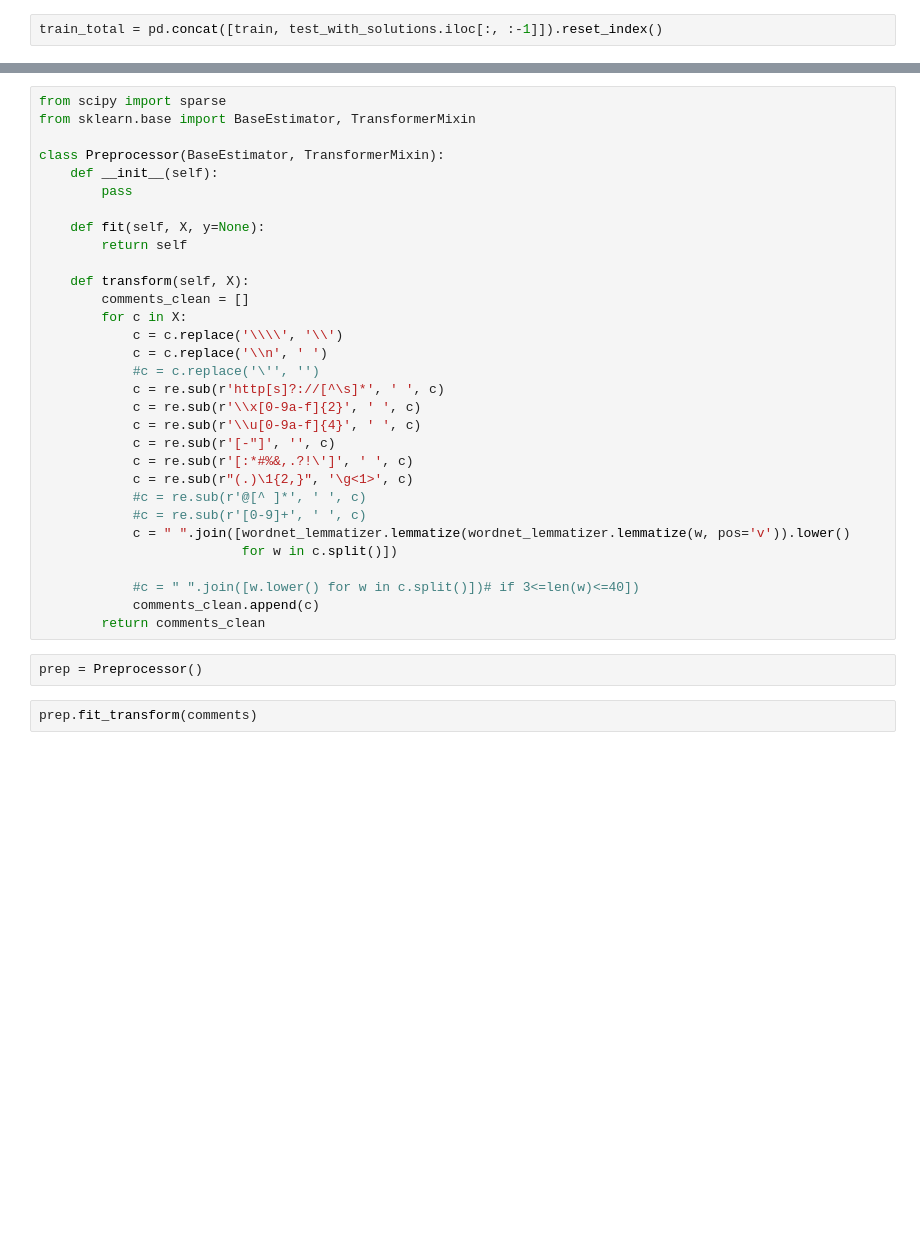
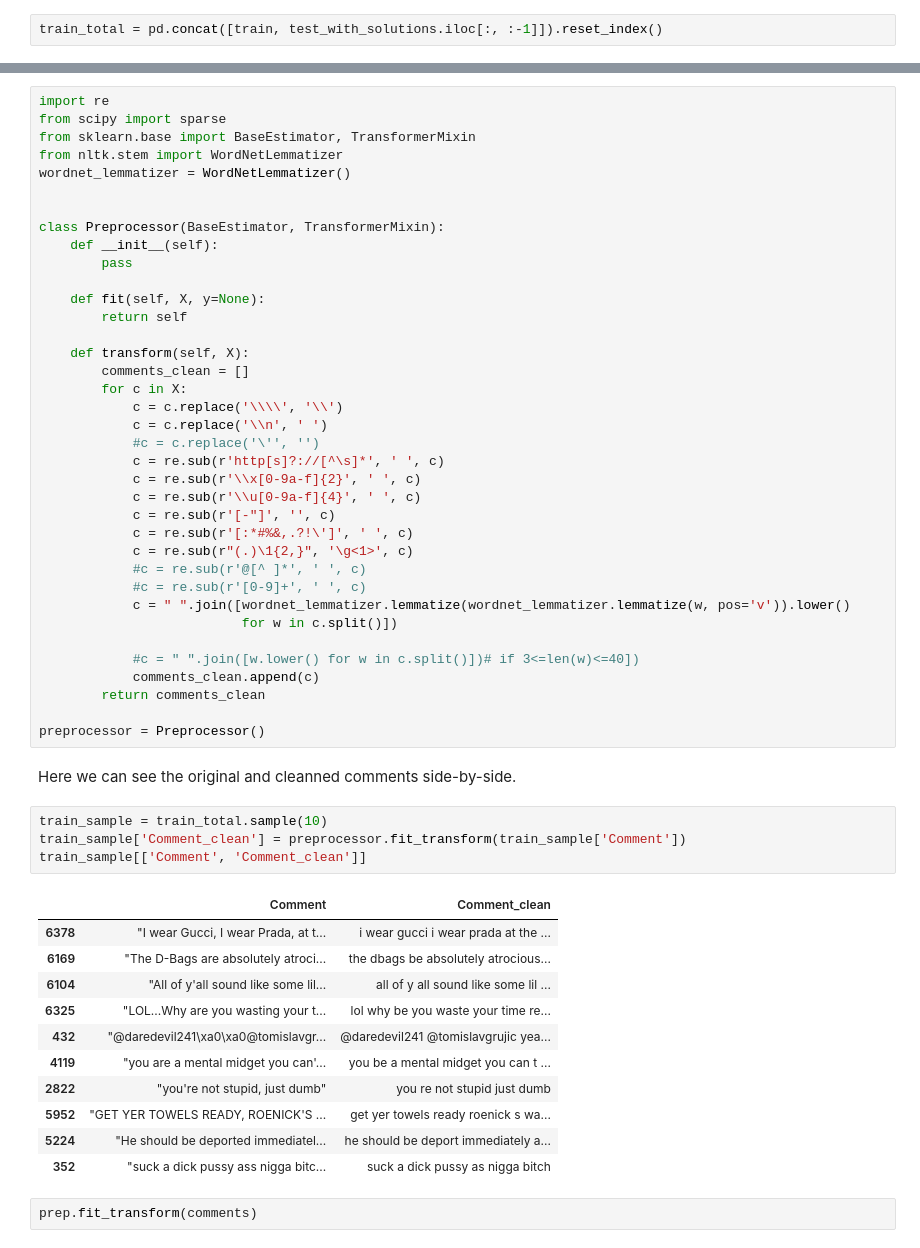
Before and after one commit to amirnasri/Data-Science, a Jupyter notebook: Kaggle/Detecting_Insult/main.ipynb, the cells around one changed output, grey strips where cells are left out. Cells and saved outputs as stored; diff of their text form; blank space fills up the shorter version.

```diff
--- a/Kaggle/Detecting_Insult/main.ipynb
+++ b/Kaggle/Detecting_Insult/main.ipynb
@@ -26,6 +62,10 @@ train_total_clean.Comment = comments
 # %%
+import re
 from scipy import sparse
 from sklearn.base import BaseEstimator, TransformerMixin
+from nltk.stem import WordNetLemmatizer
+wordnet_lemmatizer = WordNetLemmatizer()
+
 
 class Preprocessor(BaseEstimator, TransformerMixin):
     def __init__(self):
@@ -54,8 +94,26 @@ class Preprocessor(BaseEstimator, TransformerMixin):
             #c = " ".join([w.lower() for w in c.split()])# if 3<=len(w)<=40])
             comments_clean.append(c)
         return comments_clean
+
+preprocessor = Preprocessor()
-# %%
-prep = Preprocessor()
+# %% [markdown]
+Here we can see the original and cleanned comments side-by-side.
+# %%
+train_sample = train_total.sample(10)
+train_sample['Comment_clean'] = preprocessor.fit_transform(train_sample['Comment'])
+train_sample[['Comment', 'Comment_clean']]
+# %% [output]
+|  | Comment | Comment_clean |
+| 6378 | "I wear Gucci, I wear Prada, at t... | i wear gucci i wear prada at the ... |
+| 6169 | "The D-Bags are absolutely atroci... | the dbags be absolutely atrocious... |
+| 6104 | "All of y'all sound like some lil... | all of y all sound like some lil ... |
+| 6325 | "LOL...Why are you wasting your t... | lol why be you waste your time re... |
+| 432 | "@daredevil241\xa0\xa0@tomislavgr... | @daredevil241 @tomislavgrujic yea... |
+| 4119 | "you are a mental midget you can'... | you be a mental midget you can t ... |
+| 2822 | "you're not stupid, just dumb" | you re not stupid just dumb |
+| 5952 | "GET YER TOWELS READY, ROENICK'S ... | get yer towels ready roenick s wa... |
+| 5224 | "He should be deported immediatel... | he should be deport immediately a... |
+| 352 | "suck a dick pussy ass nigga bitc... | suck a dick pussy as nigga bitch |
 # %%
 prep.fit_transform(comments)
 # %% [output]
```
Also changed, not shown: parts of 14 cells of this notebook, 1 other file.
